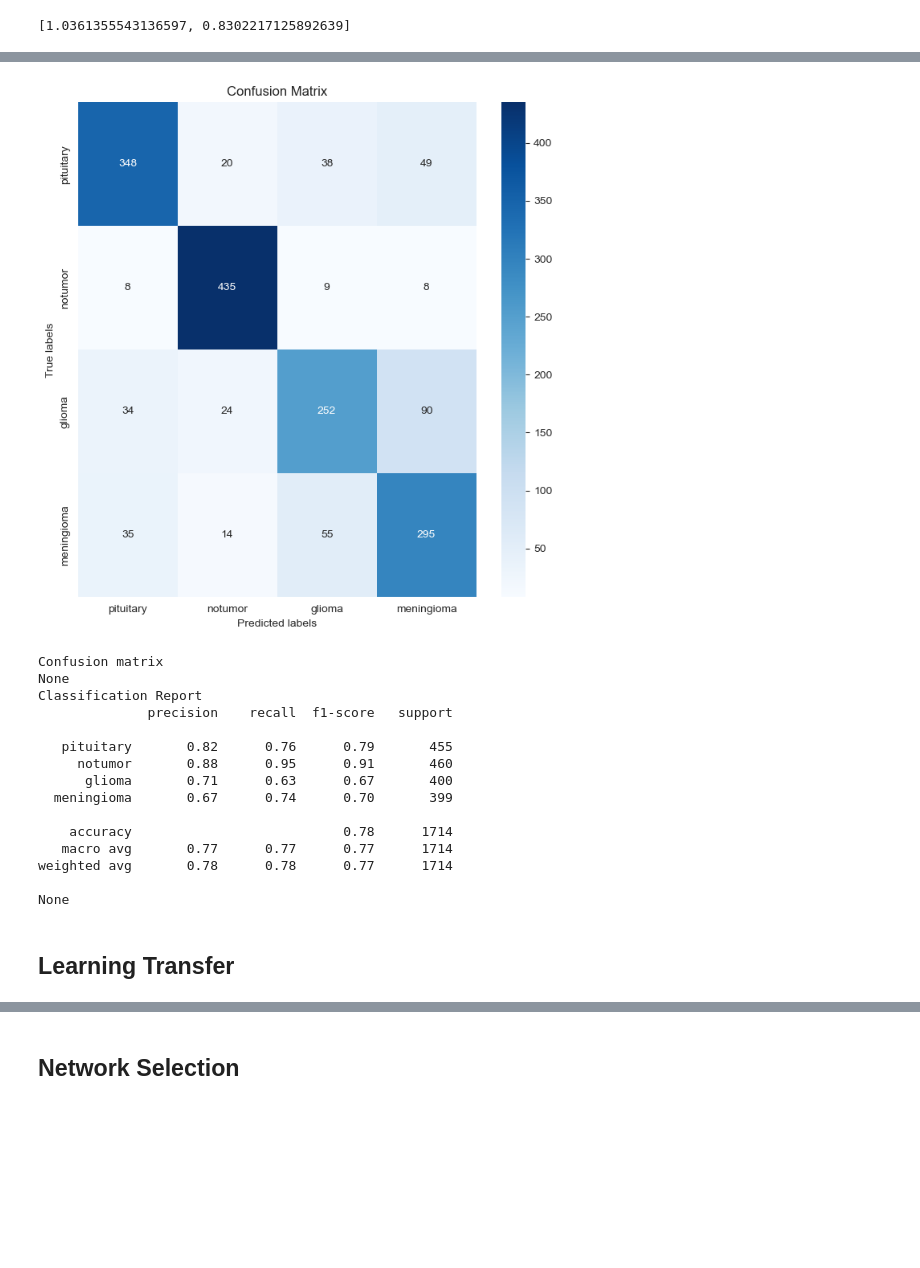
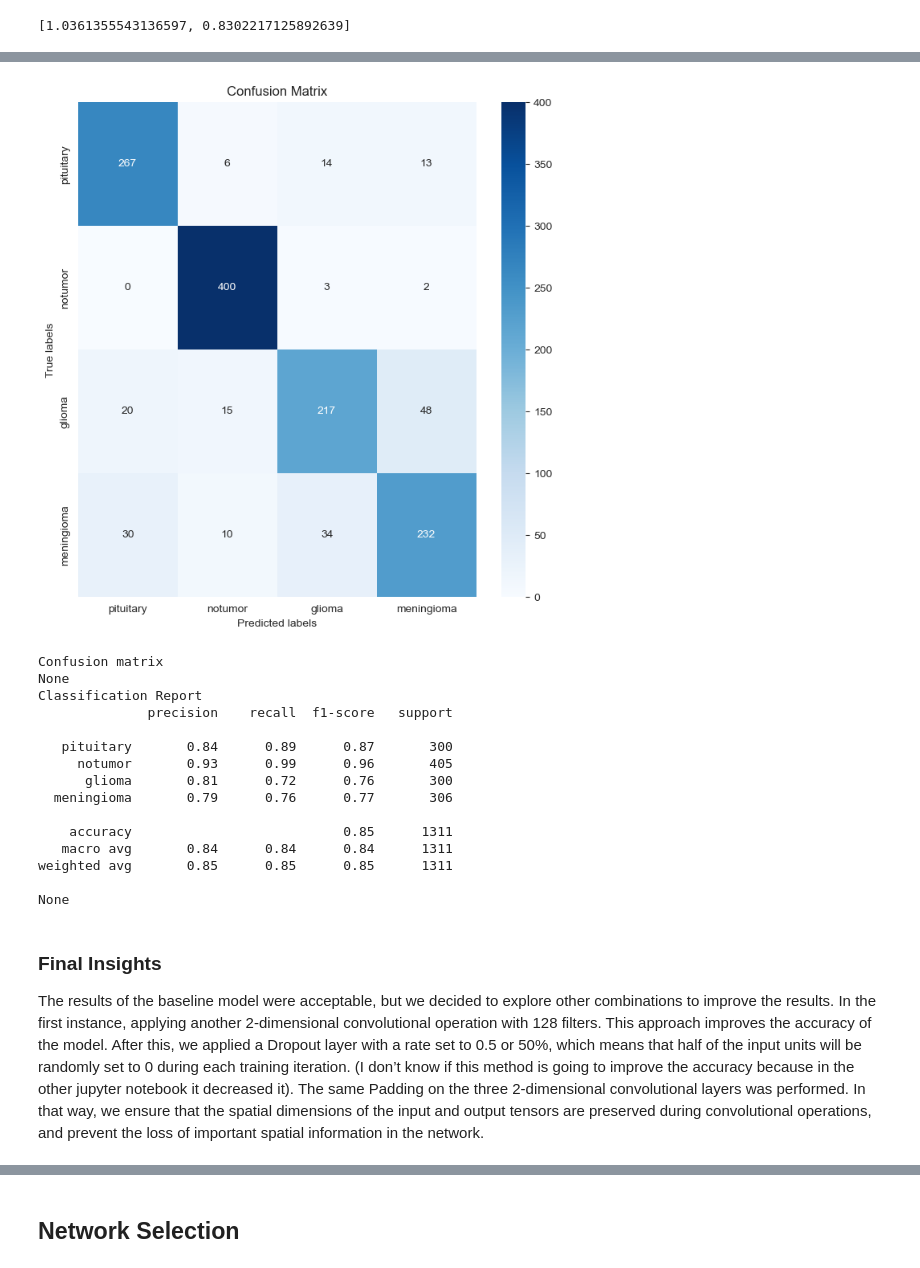
Before and after one commit to MYTHILI05896/brain-tumor-mri-classifier, a Jupyter notebook: BrainTumor.ipynb, the cells around one changed output, grey strips where cells are left out. Saved outputs shown, nothing was run; the diff lists cells and outputs as text; code cells hidden in the pictures; blank space fills up the shorter version.

```diff
--- a/BrainTumor.ipynb
+++ b/BrainTumor.ipynb
@@ -588,5 +588,5 @@ best_baseline_model.evaluate(x=X_val, y=y_val)
 54/54 [==============================] - 4s 55ms/step - loss: 1.0361 - accuracy: 0.8302
 [1.0361355543136597, 0.8302217125892639]
 # %%
-y_test_pred = best_baseline_model.predict(X_val)
+y_test_pred = best_baseline_model.predict(X_test)
 y_test_pred_arg = y_test_pred.argmax(axis=1)
@@ -593,24 +595,29 @@ y_test_pred_arg = y_test_pred.argmax(axis=1)
 # %%
-co_mat = confusion_matrix(y_val, y_test_pred_arg, labels=labels)
+co_mat = confusion_matrix(y_test, y_test_pred_arg, labels=labels)
 
 print(co_mat)
-print(classification_report(y_val, y_test_pred_arg, labels))
+print(classification_report(y_test, y_test_pred_arg, labels))
 # %% [output]
-[figure, old version]
+[figure, new version]
 Confusion matrix
 None
 Classification Report
               precision    recall  f1-score   support
 
-   pituitary       0.82      0.76      0.79       455
-     notumor       0.88      0.95      0.91       460
-      glioma       0.71      0.63      0.67       400
-  meningioma       0.67      0.74      0.70       399
+   pituitary       0.84      0.89      0.87       300
+     notumor       0.93      0.99      0.96       405
+      glioma       0.81      0.72      0.76       300
+  meningioma       0.79      0.76      0.77       306
 
-    accuracy                           0.78      1714
-   macro avg       0.77      0.77      0.77      1714
-weighted avg       0.78      0.78      0.77      1714
+    accuracy                           0.85      1311
+   macro avg       0.84      0.84      0.84      1311
+weighted avg       0.85      0.85      0.85      1311
 
 None
-# %% [markdown]
-## Learning Transfer
+# %% [markdown]
+### Final Insights
+
+The results of the baseline model were acceptable, but we decided to explore other combinations to improve the results.
+In the first instance, applying another 2-dimensional convolutional operation with 128 filters. This approach improves the accuracy of the model.
+After this, we applied a Dropout layer with a rate set to 0.5 or 50%, which means that half of the input units will be randomly set to 0 during each training iteration. (I don’t know if this method is going to improve the accuracy because in the other jupyter notebook it decreased it).
+The same Padding on the three 2-dimensional convolutional layers was performed. In that way, we ensure that the spatial dimensions of the input and output tensors are preserved during convolutional operations, and prevent the loss of important spatial information in the network.
```
Also changed, not shown: parts of 6 cells of this notebook, 2 other files.
